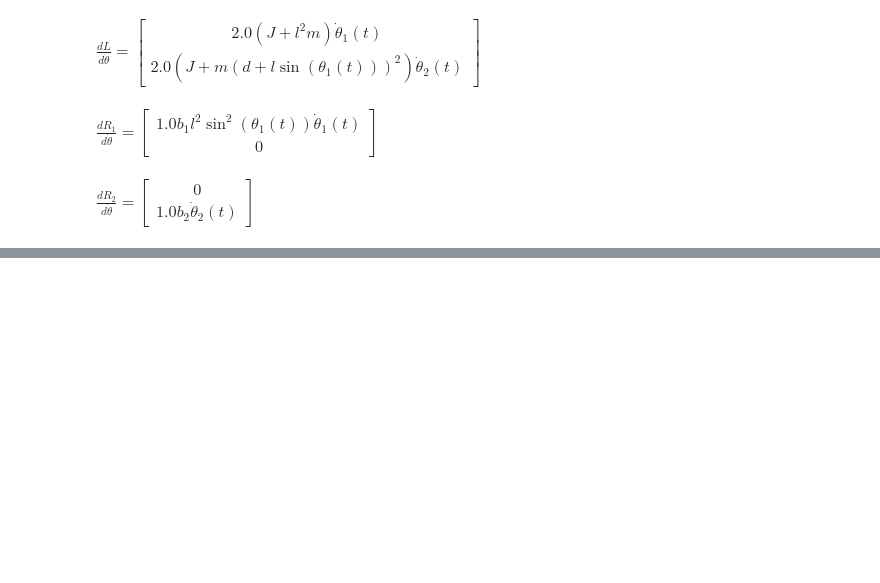
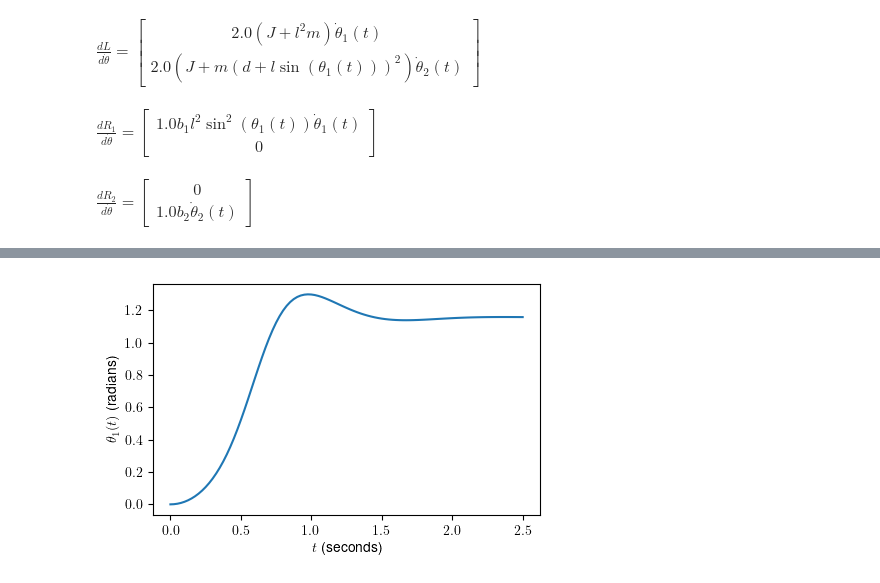
Before and after one commit to auralius/control-systems-with-sympy, a Jupyter notebook: _sources/fly-ball-governor.ipynb, the cells around one changed output, grey strips where cells are left out. Saved outputs shown, nothing was run; the diff lists cells and outputs as text; code cells hidden in the pictures; blank space fills up the shorter version.

```diff
--- a/_sources/fly-ball-governor.ipynb
+++ b/_sources/fly-ball-governor.ipynb
@@ -126,0 +230,18 @@ simplify(odes[diff(theta2(t), t, t)])
+# %%
+f = lambdify((t, y[0:2]), ydots)
+# %%
+y0 = [0., 0.]
+tend = 2.5
+t_eval = np.linspace(0, tend, 101)
+sol = scipy.integrate.solve_ivp(f, (0, tend), y0, t_eval=t_eval)
+# %%
+%matplotlib inline
+
+fig, ax = plt.subplots(figsize=(5,3))
+
+ax.plot(sol.t, sol.y[0,:], markeredgewidth=2)
+ax.set_xlabel(" $t$ (seconds) ")
+ax.set_ylabel(" $\\theta_1 (t) $ (radians) ")
+plt.show()
+# %% [output]
+[figure, added]
```
Also changed, not shown: parts of 29 cells of this notebook, 11 other files.
